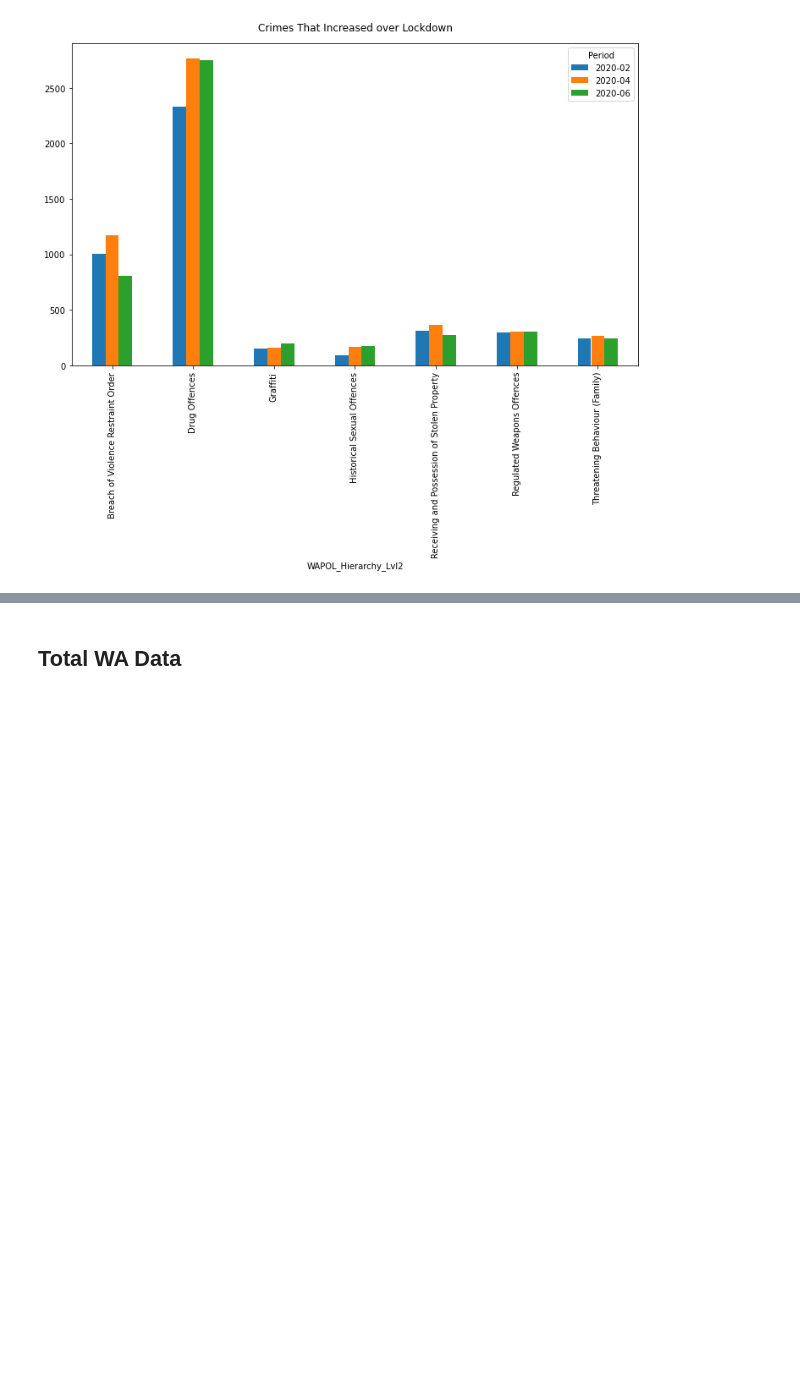
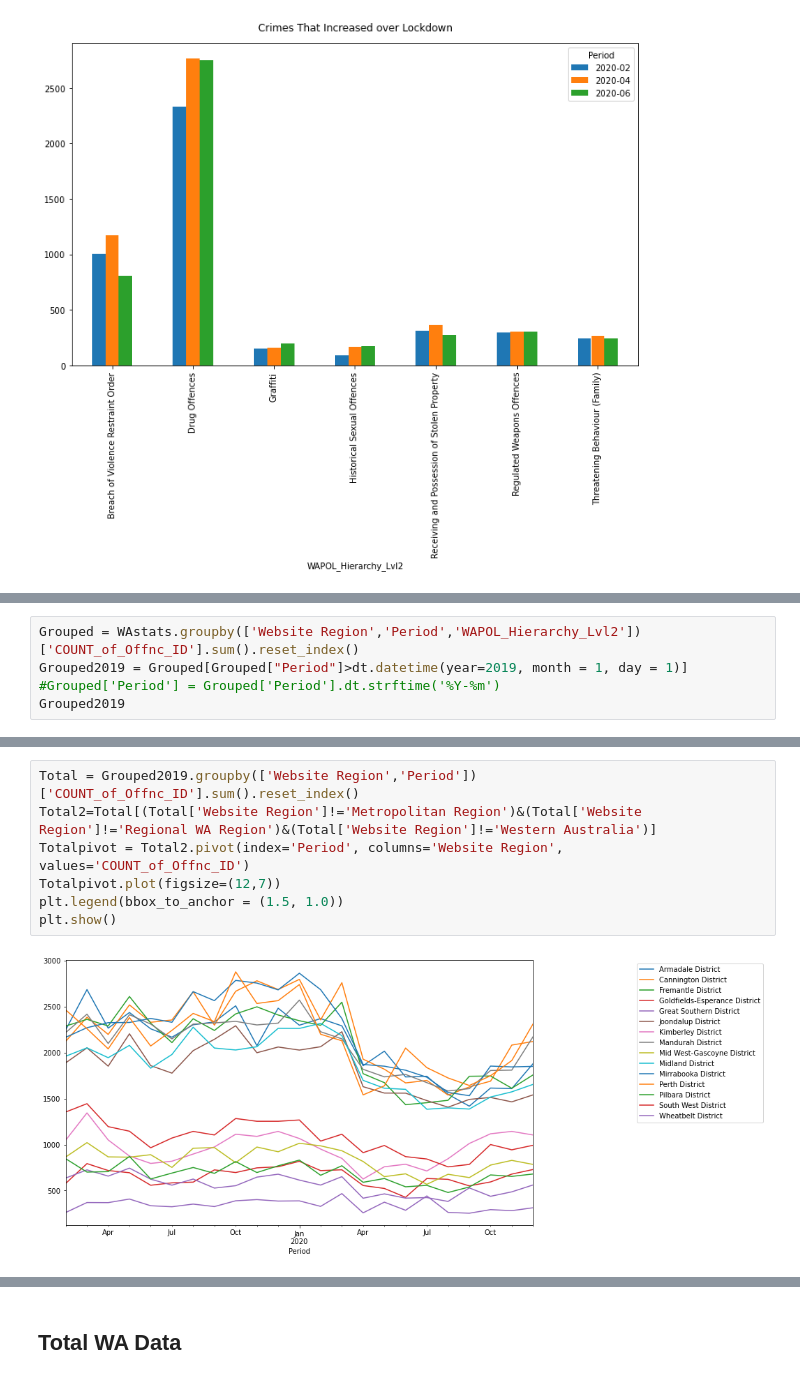
Before and after one commit to FernB/WACrimeRatesCovid19, a Jupyter notebook: WACrimeStatistics.ipynb, the cells around one changed output, grey strips where cells are left out. Drawn from its saved outputs; the diff is of its cells as text; blank space fills up the shorter version.

```diff
--- a/WACrimeStatistics.ipynb
+++ b/WACrimeStatistics.ipynb
@@ -653,0 +785,5 @@ plt.show()
+# %%
+Grouped = WAstats.groupby(['Website Region','Period','WAPOL_Hierarchy_Lvl2'])['COUNT_of_Offnc_ID'].sum().reset_index()
+Grouped2019 = Grouped[Grouped["Period"]>dt.datetime(year=2019, month = 1, day = 1)]
+#Grouped['Period'] = Grouped['Period'].dt.strftime('%Y-%m')
+Grouped2019
@@ -653,0 +804,9 @@ plt.show()
+# %%
+Total = Grouped2019.groupby(['Website Region','Period'])['COUNT_of_Offnc_ID'].sum().reset_index()
+Total2=Total[(Total['Website Region']!='Metropolitan Region')&(Total['Website Region']!='Regional WA Region')&(Total['Website Region']!='Western Australia')]
+Totalpivot = Total2.pivot(index='Period', columns='Website Region', values='COUNT_of_Offnc_ID')
+Totalpivot.plot(figsize=(12,7))
+plt.legend(bbox_to_anchor = (1.5, 1.0))
+plt.show()
+# %% [output]
+[figure, added]
```
Also changed, not shown: parts of 26 cells of this notebook, 19 other files.
